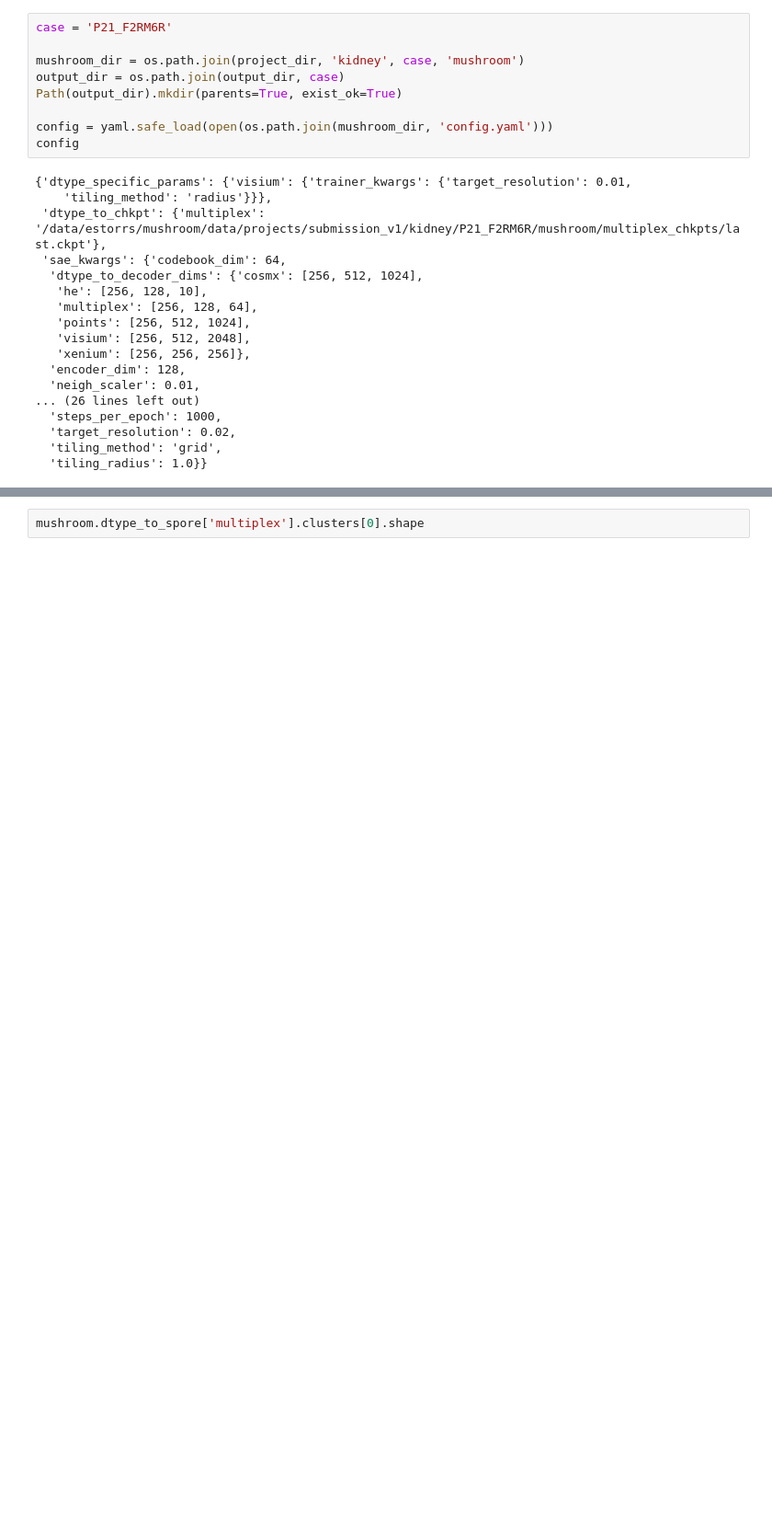
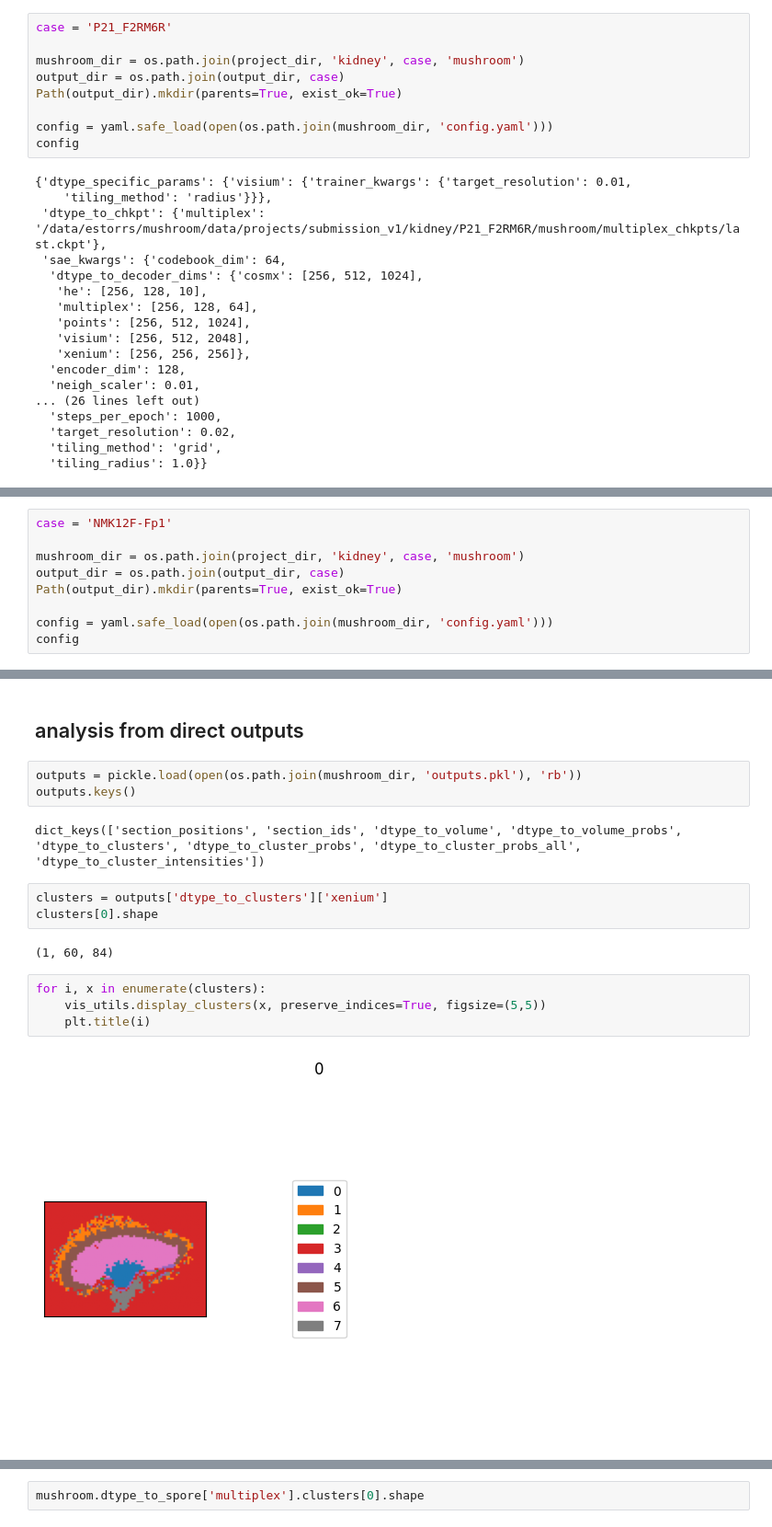
Before and after one commit to ding-lab/mushroom, a Jupyter notebook: notebooks/manuscript/submission_v1/step6_qc_analysis_kidney.ipynb, the cells around one changed output, grey strips where cells are left out. Shown at 92% size. Cells and saved outputs as stored; diff of their text form; blank space fills up the shorter version.

Commit message:
kidney processing and lightsheet processing redo

```diff
--- a/notebooks/manuscript/submission_v1/step6_qc_analysis_kidney.ipynb
+++ b/notebooks/manuscript/submission_v1/step6_qc_analysis_kidney.ipynb
@@ -74,0 +77,9 @@ config
+# %%
+case = 'NMK12F-Fp1'
+
+mushroom_dir = os.path.join(project_dir, 'kidney', case, 'mushroom')
+output_dir = os.path.join(output_dir, case)
+Path(output_dir).mkdir(parents=True, exist_ok=True)
+
+config = yaml.safe_load(open(os.path.join(mushroom_dir, 'config.yaml')))
+config
@@ -74,0 +104,18 @@ config
+# %% [markdown]
+## analysis from direct outputs
+# %%
+outputs = pickle.load(open(os.path.join(mushroom_dir, 'outputs.pkl'), 'rb'))
+outputs.keys()
+# %% [output]
+dict_keys(['section_positions', 'section_ids', 'dtype_to_volume', 'dtype_to_volume_probs', 'dtype_to_clusters', 'dtype_to_cluster_probs', 'dtype_to_cluster_probs_all', 'dtype_to_cluster_intensities'])
+# %%
+clusters = outputs['dtype_to_clusters']['xenium']
+clusters[0].shape
+# %% [output]
+(1, 60, 84)
+# %%
+for i, x in enumerate(clusters):
+    vis_utils.display_clusters(x, preserve_indices=True, figsize=(5,5))
+    plt.title(i)
+# %% [output]
+[figure, added]
```
Also changed, not shown: parts of 11 cells of this notebook, 3 other files.
